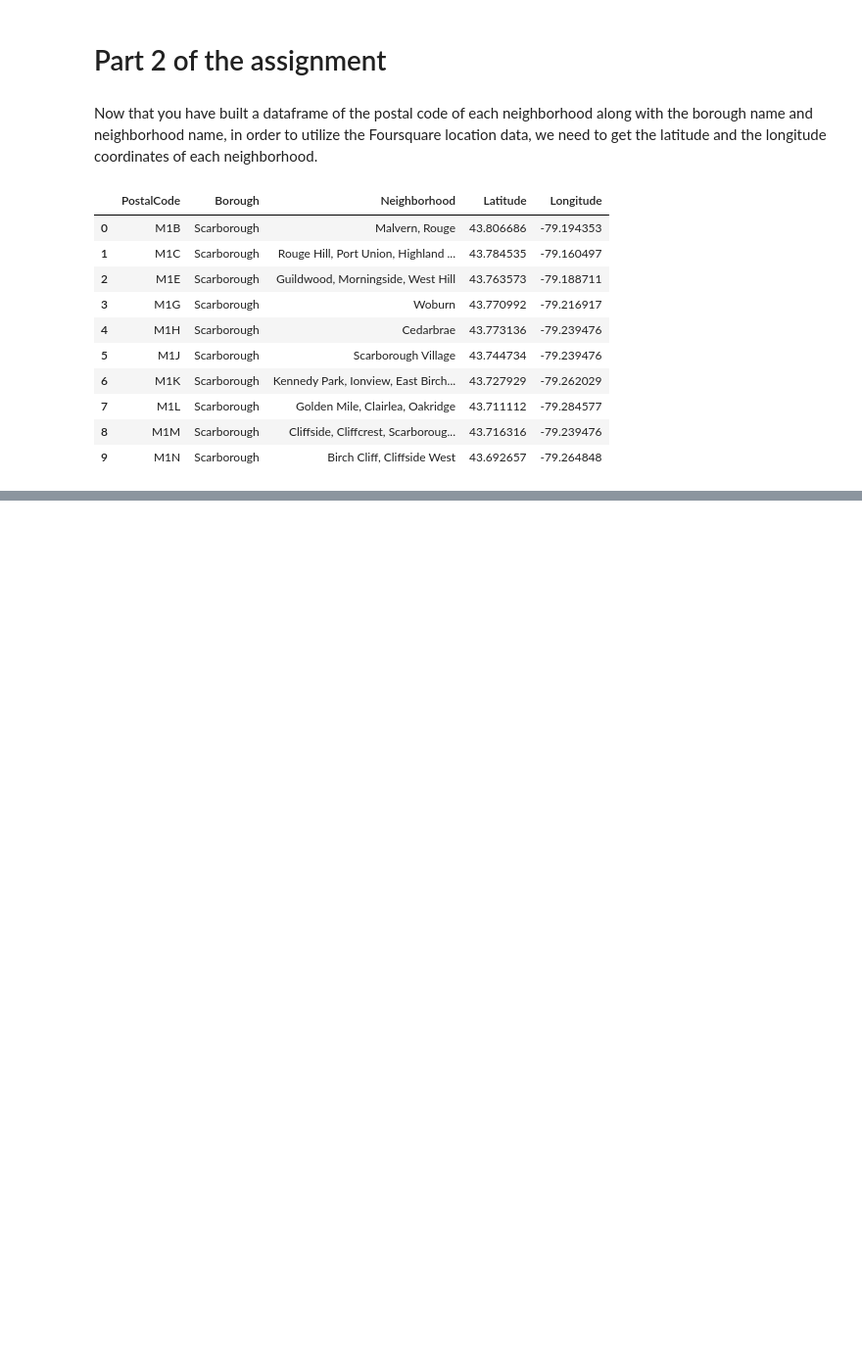
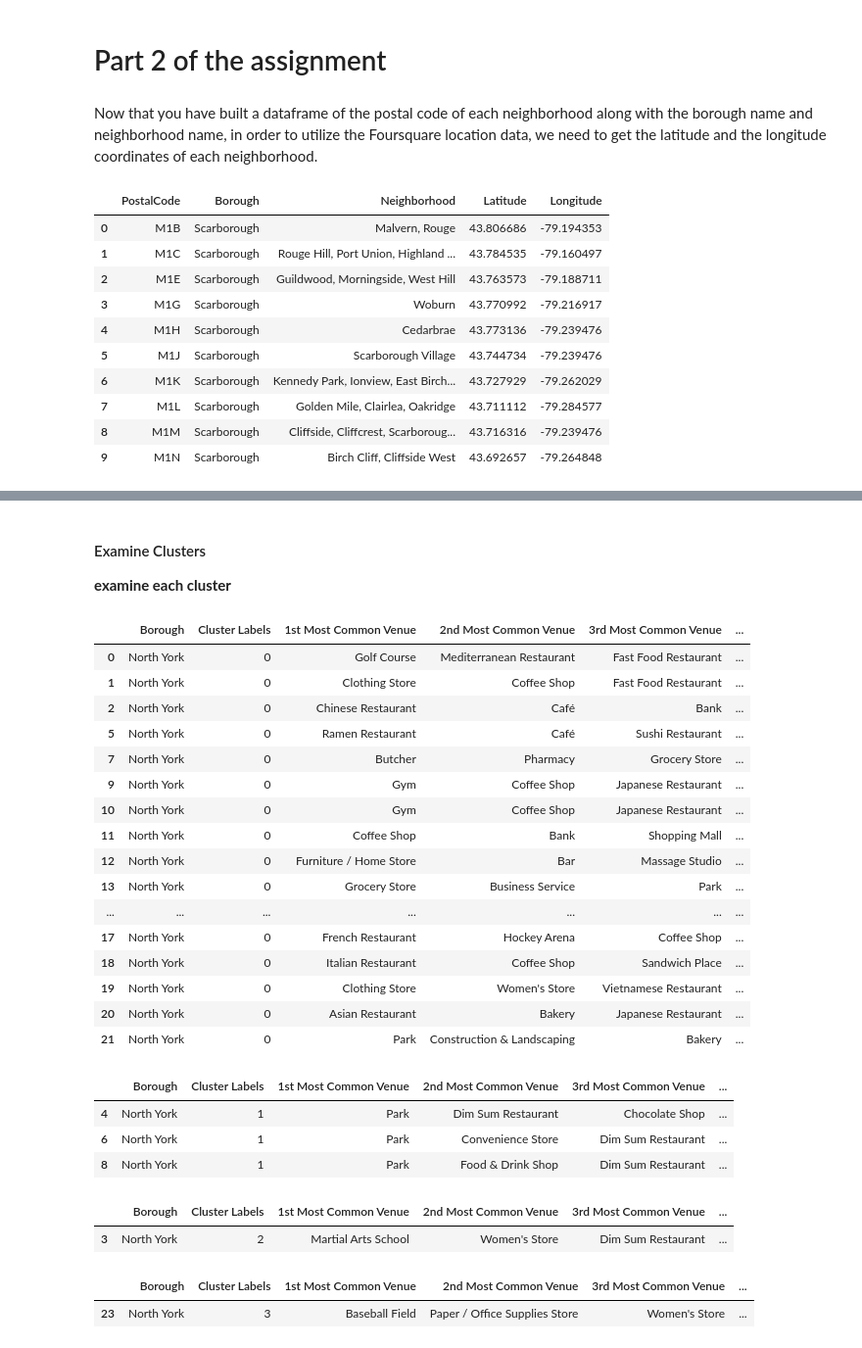
Before and after one commit to CaioNG/Capstone_Project, a Jupyter notebook: Peer-graded Assignment: Segmenting and Clustering .ipynb, the cells around one changed output, grey strips where cells are left out. Shown at 98% size. Saved outputs shown, nothing was run; the diff lists cells and outputs as text; code cells hidden in the pictures; blank space fills up the shorter version.

Commit message:
Published from Watson Studio.

```diff
--- a/Peer-graded Assignment: Segmenting and Clustering .ipynb
+++ b/Peer-graded Assignment: Segmenting and Clustering .ipynb
@@ -138,0 +395,12 @@ df.head(10)
+# %%
+# one hot encoding
+North_York_onehot = pd.get_dummies(North_York_venues[['Venue Category']], prefix="", prefix_sep="")
+
+# add neighborhood column back to dataframe
+North_York_onehot['Neighborhood'] = North_York_venues['Neighborhood']
+
+# move neighborhood column to the first column
+fixed_columns = [North_York_onehot.columns[-1]] + list(North_York_onehot.columns[:-1])
+North_York_onehot = North_York_onehot[fixed_columns]
+
+North_York_onehot.head()
@@ -138,0 +416,3 @@ df.head(10)
+# %%
+North_York_grouped = North_York_onehot.groupby('Neighborhood').mean().reset_index()
+North_York_grouped.head()
@@ -138,0 +467,10 @@ df.head(10)
+# %%
+kclusters = 5
+
+North_York_grouped_clustering = North_York_grouped.drop('Neighborhood', 1)
+
+# run k-means clustering
+kmeans = KMeans(n_clusters=kclusters, random_state=0).fit(North_York_grouped_clustering)
+
+# check cluster labels generated for each row in the dataframe
+kmeans.labels_[0:10]
@@ -138,0 +481,10 @@ df.head(10)
+# %%
+# add clustering labels
+neighborhoods_venues_sorted.insert(0, 'Cluster Labels', kmeans.labels_)
+
+North_York_merged = North_York_data
+
+# merge  with North_York_merged to add latitude/longitude for each neighborhood
+North_York_merged = North_York_merged.join(neighborhoods_venues_sorted.set_index('Neighborhood'), on='Neighborhood')
+
+North_York_merged.head() # check the last columns!
@@ -138,0 +530,45 @@ df.head(10)
+# %% [markdown]
+#### Examine Clusters
+
+**examine each cluster**
+# %%
+#Cluster 1
+North_York_merged.loc[North_York_merged['Cluster Labels'] == 0, North_York_merged.columns[[1] + list(range(5, North_York_merged.shape[1]))]]
+# %% [output]
+|  | Borough | Cluster Labels | 1st Most Common Venue | 2nd Most Common Venue | 3rd Most Common Venue | ... |
+| 0 | North York | 0 | Golf Course | Mediterranean Restaurant | Fast Food Restaurant | ... |
+| 1 | North York | 0 | Clothing Store | Coffee Shop | Fast Food Restaurant | ... |
+| 2 | North York | 0 | Chinese Restaurant | Café | Bank | ... |
+| 5 | North York | 0 | Ramen Restaurant | Café | Sushi Restaurant | ... |
+| 7 | North York | 0 | Butcher | Pharmacy | Grocery Store | ... |
+| 9 | North York | 0 | Gym | Coffee Shop | Japanese Restaurant | ... |
+| 10 | North York | 0 | Gym | Coffee Shop | Japanese Restaurant | ... |
+| 11 | North York | 0 | Coffee Shop | Bank | Shopping Mall | ... |
+| 12 | North York | 0 | Furniture / Home Store | Bar | Massage Studio | ... |
+| 13 | North York | 0 | Grocery Store | Business Service | Park | ... |
+| ... | ... | ... | ... | ... | ... | ... |
+| 17 | North York | 0 | French Restaurant | Hockey Arena | Coffee Shop | ... |
+| 18 | North York | 0 | Italian Restaurant | Coffee Shop | Sandwich Place | ... |
+| 19 | North York | 0 | Clothing Store | Women's Store | Vietnamese Restaurant | ... |
+| 20 | North York | 0 | Asian Restaurant | Bakery | Japanese Restaurant | ... |
+| 21 | North York | 0 | Park | Construction & Landscaping | Bakery | ... |
+# %%
+#Cluster 2
+North_York_merged.loc[North_York_merged['Cluster Labels'] == 1, North_York_merged.columns[[1] + list(range(5, North_York_merged.shape[1]))]]
+# %% [output]
+|  | Borough | Cluster Labels | 1st Most Common Venue | 2nd Most Common Venue | 3rd Most Common Venue | ... |
+| 4 | North York | 1 | Park | Dim Sum Restaurant | Chocolate Shop | ... |
+| 6 | North York | 1 | Park | Convenience Store | Dim Sum Restaurant | ... |
+| 8 | North York | 1 | Park | Food & Drink Shop | Dim Sum Restaurant | ... |
+# %%
+#Cluster 3
+North_York_merged.loc[North_York_merged['Cluster Labels'] == 2, North_York_merged.columns[[1] + list(range(5, North_York_merged.shape[1]))]]
+# %% [output]
+|  | Borough | Cluster Labels | 1st Most Common Venue | 2nd Most Common Venue | 3rd Most Common Venue | ... |
+| 3 | North York | 2 | Martial Arts School | Women's Store | Dim Sum Restaurant | ... |
+# %%
+#Cluster 4
+North_York_merged.loc[North_York_merged['Cluster Labels'] == 3, North_York_merged.columns[[1] + list(range(5, North_York_merged.shape[1]))]]
+# %% [output]
+|  | Borough | Cluster Labels | 1st Most Common Venue | 2nd Most Common Venue | 3rd Most Common Venue | ... |
+| 23 | North York | 3 | Baseball Field | Paper / Office Supplies Store | Women's Store | ... |
```
Also changed, not shown: parts of 39 cells of this notebook.
